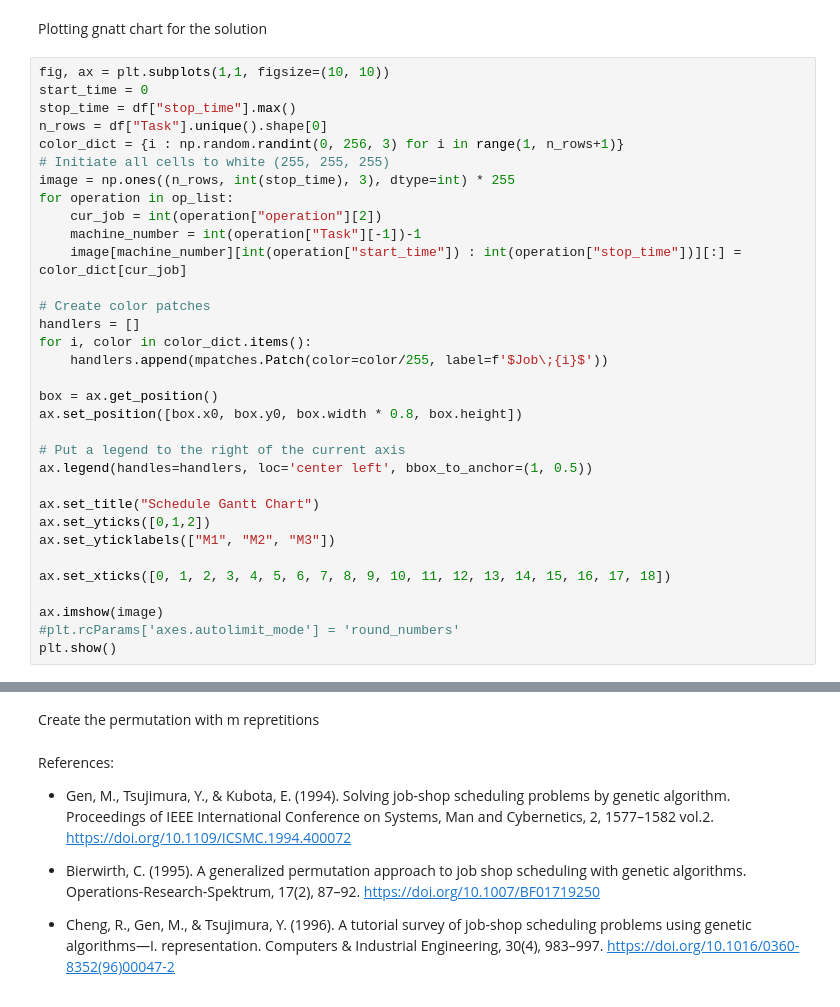
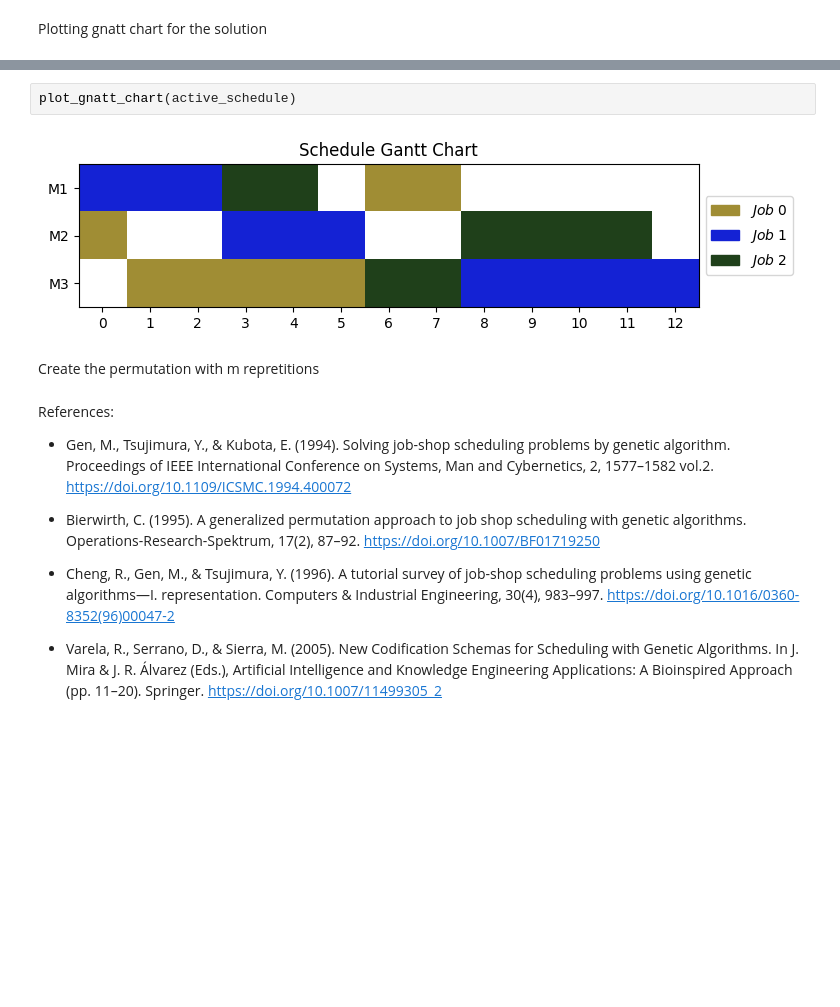
Before and after one commit to B-Moritz/QGA_JSSP, a Jupyter notebook: lab/operation_based_representation.ipynb, the cells around one changed output, grey strips where cells are left out. Cells and saved outputs as stored; diff of their text form; blank space fills up the shorter version.

```diff
--- a/lab/operation_based_representation.ipynb
+++ b/lab/operation_based_representation.ipynb
@@ -97,35 +136,2 @@ df = pd.DataFrame(op_list)
 # %% [markdown]
 Plotting gnatt chart for the solution
-# %%
-fig, ax = plt.subplots(1,1, figsize=(10, 10))
-start_time = 0
-stop_time = df["stop_time"].max()
-n_rows = df["Task"].unique().shape[0]
-color_dict = {i : np.random.randint(0, 256, 3) for i in range(1, n_rows+1)}
-# Initiate all cells to white (255, 255, 255)
-image = np.ones((n_rows, int(stop_time), 3), dtype=int) * 255
-for operation in op_list:
-    cur_job = int(operation["operation"][2])
-    machine_number = int(operation["Task"][-1])-1
-    image[machine_number][int(operation["start_time"]) : int(operation["stop_time"])][:] = color_dict[cur_job]
-
-# Create color patches
-handlers = []
-for i, color in color_dict.items():
-    handlers.append(mpatches.Patch(color=color/255, label=f'$Job\;{i}$'))
-
-box = ax.get_position()
-ax.set_position([box.x0, box.y0, box.width * 0.8, box.height])
-
-# Put a legend to the right of the current axis
-ax.legend(handles=handlers, loc='center left', bbox_to_anchor=(1, 0.5))
-
-ax.set_title("Schedule Gantt Chart")
-ax.set_yticks([0,1,2])
-ax.set_yticklabels(["M1", "M2", "M3"])
-
-ax.set_xticks([0, 1, 2, 3, 4, 5, 6, 7, 8, 9, 10, 11, 12, 13, 14, 15, 16, 17, 18])
-
-ax.imshow(image)
-#plt.rcParams['axes.autolimit_mode'] = 'round_numbers'
-plt.show()
@@ -157,3 +209,7 @@ array([[[2, 3, 1],
+# %%
+plot_gnatt_chart(active_schedule)
+# %% [output]
+[figure, added]
 # %% [markdown]
 Create the permutation with m repretitions
 # %% [markdown]
@@ -164,3 +220,5 @@ References:
 * Bierwirth, C. (1995). A generalized permutation approach to job shop scheduling with genetic algorithms. Operations-Research-Spektrum, 17(2), 87–92. https://doi.org/10.1007/BF01719250
 
 * Cheng, R., Gen, M., & Tsujimura, Y. (1996). A tutorial survey of job-shop scheduling problems using genetic algorithms—I. representation. Computers & Industrial Engineering, 30(4), 983–997. https://doi.org/10.1016/0360-8352(96)00047-2
+
+* Varela, R., Serrano, D., & Sierra, M. (2005). New Codification Schemas for Scheduling with Genetic Algorithms. In J. Mira & J. R. Álvarez (Eds.), Artificial Intelligence and Knowledge Engineering Applications: A Bioinspired Approach (pp. 11–20). Springer. https://doi.org/10.1007/11499305_2
```
Also changed, not shown: parts of 14 cells of this notebook, 10 other files.
